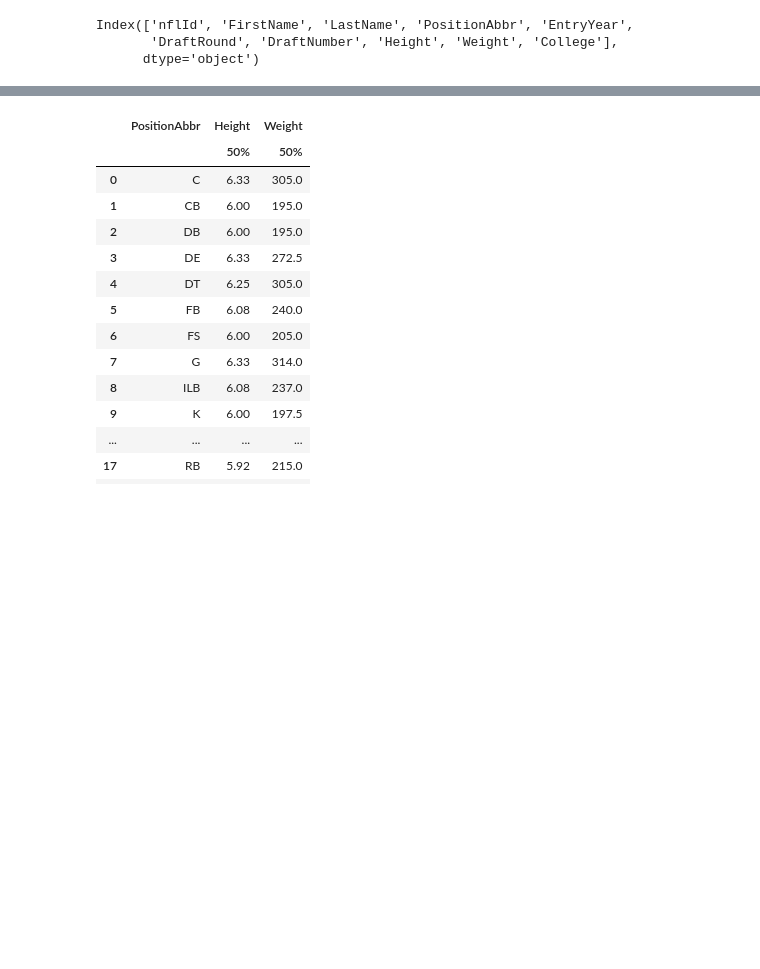
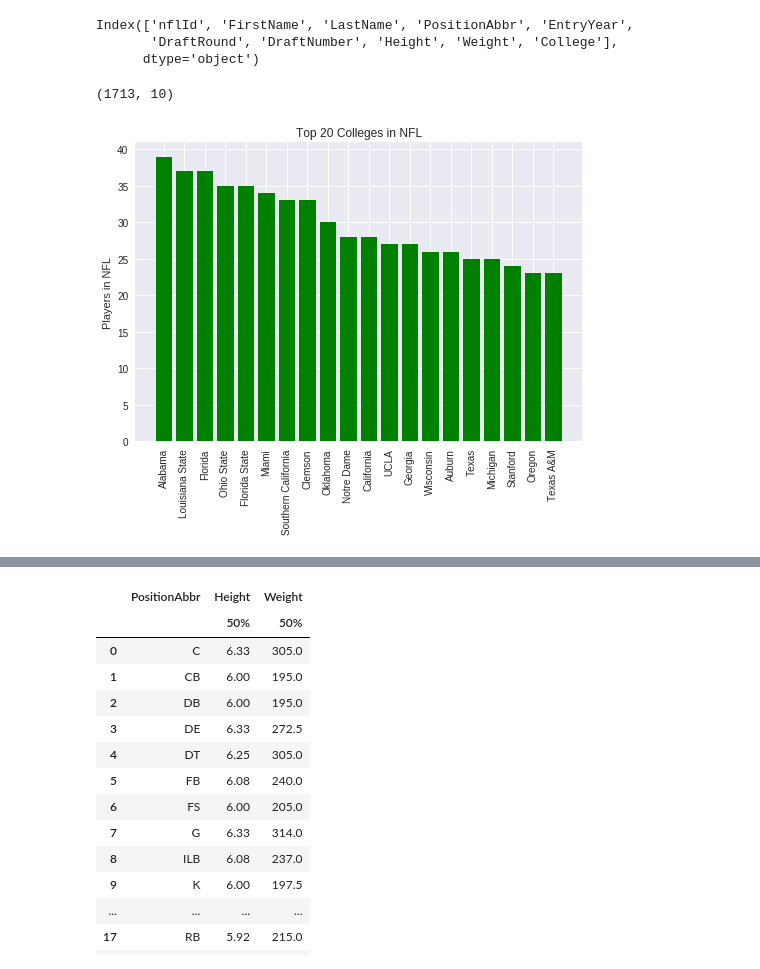
Before and after one commit to donw385/Big-Data-Bowl, a Jupyter notebook: NFL_Data_Analysis.ipynb, the cells around one changed output, grey strips where cells are left out. Drawn from its saved outputs; the diff is of its cells as text; code cells hidden in the pictures; blank space fills up the shorter version.

Commit message:
Don Wang added chart of players in NFL by college

```diff
--- a/NFL_Data_Analysis.ipynb
+++ b/NFL_Data_Analysis.ipynb
@@ -64,6 +66,25 @@ players.columns
 Index(['nflId', 'FirstName', 'LastName', 'PositionAbbr', 'EntryYear',
        'DraftRound', 'DraftNumber', 'Height', 'Weight', 'College'],
       dtype='object')
+# %%
+players.shape
+# %% [output]
+(1713, 10)
+# %%
+colleges = players['College'].value_counts()
+top_20=colleges.head(20)
+# %%
+college_list = top_20.index.values.tolist()
+# %%
+plt.bar(college_list,top_20, label="Example two", color='g')
+plt.xticks(rotation='vertical')
+plt.ylabel('Players in NFL')
+
+plt.title('Top 20 Colleges in NFL')
+
+plt.show()
+# %% [output]
+[figure, added]
 # %%
 position_summary = players.groupby('PositionAbbr').describe()
 position_summary.head(25)
```
Also changed, not shown: parts of 2 cells of this notebook.
